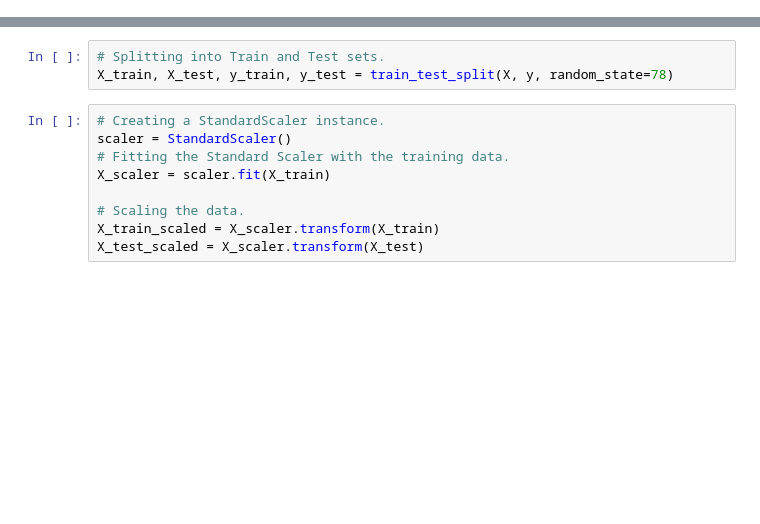
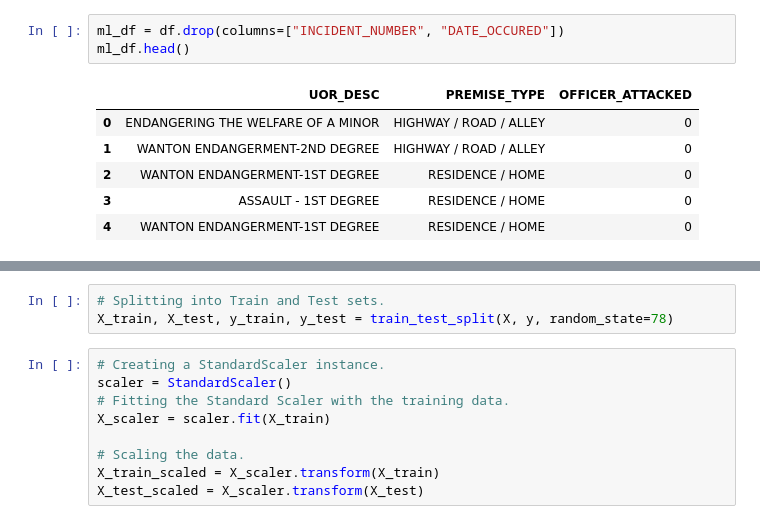
Before and after one commit to NBrown95/Assaulted_Officers, a Jupyter notebook: Machine_Learning_Model.ipynb, the cells around one changed output, grey strips where cells are left out. Cells and saved outputs as stored; diff of their text form; blank space fills up the shorter version.

```diff
--- a/Machine_Learning_Model.ipynb
+++ b/Machine_Learning_Model.ipynb
@@ -21,0 +20,10 @@ df.head()
+# %%
+ml_df = df.drop(columns=["INCIDENT_NUMBER", "DATE_OCCURED"])
+ml_df.head()
+# %% [output]
+|  | UOR_DESC | PREMISE_TYPE | OFFICER_ATTACKED |
+| 0 | ENDANGERING THE WELFARE OF A MINOR | HIGHWAY / ROAD / ALLEY | 0 |
+| 1 | WANTON ENDANGERMENT-2ND DEGREE | HIGHWAY / ROAD / ALLEY | 0 |
+| 2 | WANTON ENDANGERMENT-1ST DEGREE | RESIDENCE / HOME | 0 |
+| 3 | ASSAULT - 1ST DEGREE | RESIDENCE / HOME | 0 |
+| 4 | WANTON ENDANGERMENT-1ST DEGREE | RESIDENCE / HOME | 0 |
```
Also changed, not shown: parts of 10 cells of this notebook.
